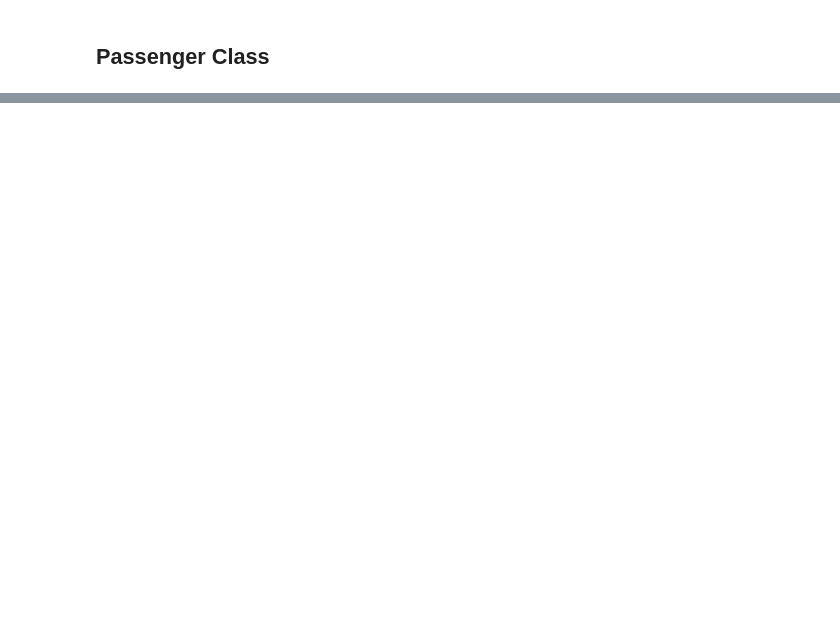
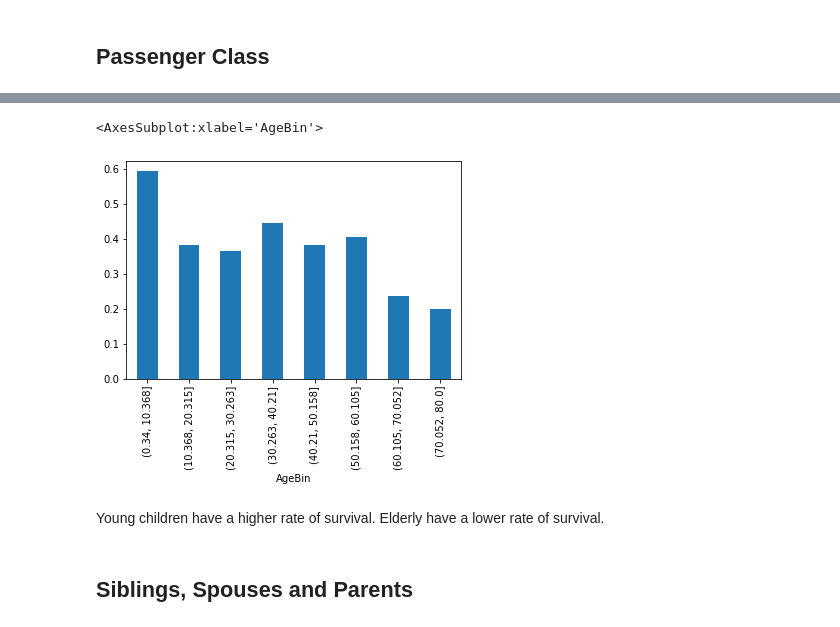
Before and after one commit to tintindas/titanic-kaggle, a Jupyter notebook: eda.ipynb, the cells around one changed output, grey strips where cells are left out. Drawn from its saved outputs; the diff is of its cells as text; code cells hidden in the pictures; blank space fills up the shorter version.

```diff
--- a/eda.ipynb
+++ b/eda.ipynb
@@ -68,0 +220,5 @@ pclass_df
+# %%
+age_df = pd.DataFrame()
+age_df["AgeBin"] = pd.cut(df["Age"], 8)
+age_df["Survived"] = df["Survived"]
+age_df
@@ -68,0 +252,9 @@ pclass_df
+# %%
+age_df.groupby(["AgeBin"])["Survived"].mean().plot.bar()
+# %% [output]
+<AxesSubplot:xlabel='AgeBin'>
+[figure, added]
+# %% [markdown]
+Young children have a higher rate of survival. Elderly have a lower rate of survival.
+# %% [markdown]
+## Siblings, Spouses and Parents
```
Also changed, not shown: parts of 36 cells of this notebook.
